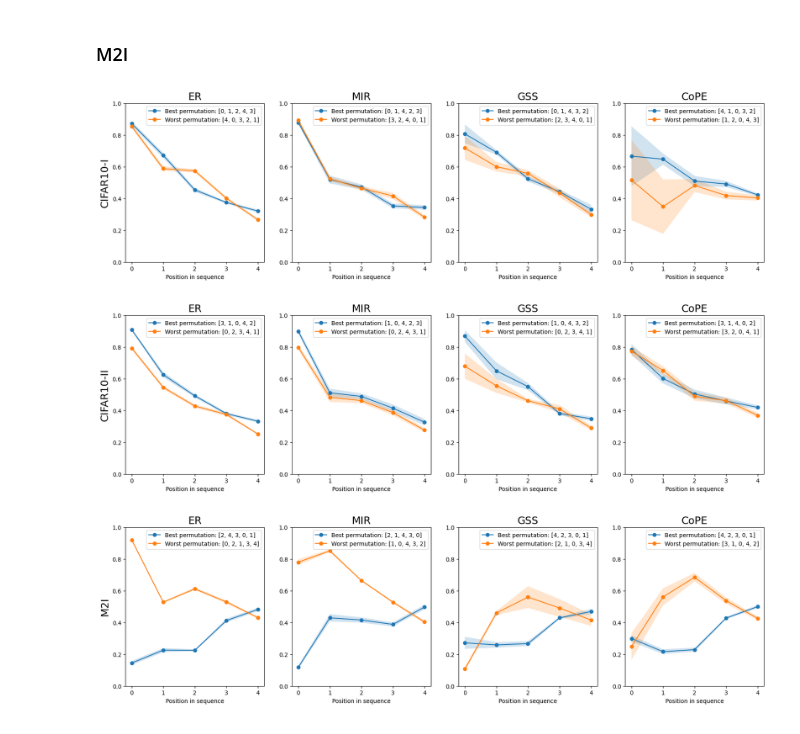
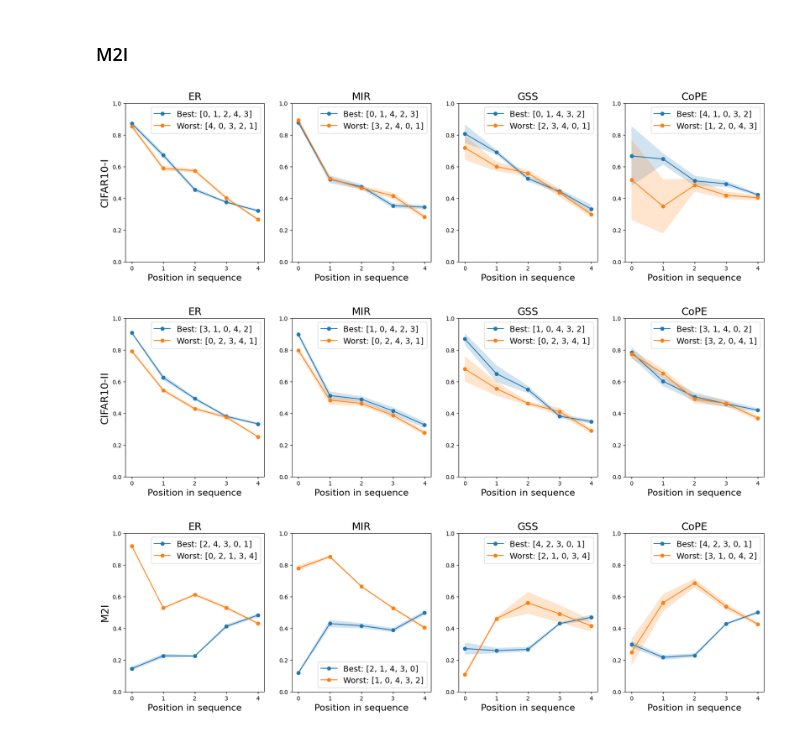
Before and after one commit to CoenSchouten01/Effect-of-task-order-in-online-class-incremental-learning, a Jupyter notebook: experiments_analysis.ipynb, the cells around one changed output. Saved outputs shown, nothing was run; the diff lists cells and outputs as text; code cells hidden in the pictures.

```diff
--- a/experiments_analysis.ipynb
+++ b/experiments_analysis.ipynb
@@ -505,21 +505,21 @@ for idx, dataset in enumerate(datasets):
     average_ranks = df_permutation_ranks["Mean Accuracy Rank"]
     axs[0].hist(average_ranks, bins=20, density=True, alpha=0.5, color='b')
     axs[0].set_xlim(0, 120)
-    axs[0].set_xlabel('Average rank of permutation')
+    axs[0].set_xlabel('Mean rank of permutation', fontsize=16)
     axs[0].set_title("All Methods", fontsize=18)
     axs[0].set_yticks([])
 
     average_ranks_regularization = pd.DataFrame(df_permutation_ranks[regularization_based_strategies].mean(axis=1))
     axs[1].hist(average_ranks_regularization, bins=20, density=True, alpha=0.5, color='b')
     axs[1].set_xlim(0, 120)
-    axs[1].set_xlabel('Average rank of permutation')
+    axs[1].set_xlabel('Mean rank of permutation', fontsize=16)
     axs[1].set_yticks([])
     axs[1].set_title("Regularization-based", fontsize=18)
 
     average_ranks_replay = pd.DataFrame(df_permutation_ranks[replay_based_strategies].mean(axis=1))
     axs[2].hist(average_ranks_replay, bins=20, density=True, alpha=0.5, color='b')
     axs[2].set_xlim(0, 120)
-    axs[2].set_xlabel('Average rank of permutation')
+    axs[2].set_xlabel('Mean rank of permutation', fontsize=16)
     axs[2].set_yticks([])
     axs[2].set_title("Replay-based", fontsize=18)
     plt.savefig(f"results/analysis/task_order_agreement_between_methods/{dataset}_distribution_mean_ranks.png")
@@ -610,38 +610,38 @@ for dataset in datasets:
     fig, axs = plt.subplots(1, len(replay_based_strategies), figsize=(5*len(replay_based_strategies), 5))
     for col_idx, strategy in enumerate(replay_based_strategies):
         axs[col_idx].set_title(strategy_to_name[strategy], fontsize=18)
         if col_idx == 0:
             axs[col_idx].set_ylabel(dataset_to_name[dataset], fontsize=18)
-        axs[col_idx].set_xlabel("Position in sequence")
+        axs[col_idx].set_xlabel("Position in sequence", fontsize=16)
 
         best_perm_results = load_results_performance_over_sequence(dataset, strategy, classification="best")
         worst_perm_results = load_results_performance_over_sequence(dataset, strategy, classification="worst")
 
         mean_best = np.mean(best_perm_results["accuracy"], axis=0)
         std_best = np.std(best_perm_results["accuracy"], axis=0)
         mean_worst = np.mean(worst_perm_results["accuracy"], axis=0)
         std_worst = np.std(worst_perm_results["accuracy"], axis=0)
 
         axs[col_idx].plot(mean_best, marker="o")
         axs[col_idx].plot(mean_worst, marker="o")
 
         axs[col_idx].fill_between(
             x=np.arange(5), y1=mean_best - std_best, y2=mean_best + std_best, alpha=0.2
         )
         axs[col_idx].fill_between(
             x=np.arange(5), y1=mean_worst - std_worst, y2=mean_worst + std_worst, alpha=0.2
         )
 
         axs[col_idx].set_ylim((0, 1))
 
         best_perm_order = best_perm_results["ordering"][0]
         worst_perm_order = worst_perm_results["ordering"][0]
-        axs[col_idx].legend([f"Best permutation: {best_perm_order}", f"Worst permutation: {worst_perm_order}"])
+        axs[col_idx].legend([f"Best: {best_perm_order}", f"Worst: {worst_perm_order}"], fontsize=14)
     plt.savefig(f"results/analysis/characteristics_good_bad_orders/{dataset_to_name[dataset]}/performance_over_sequence.png")
 # %% [output]
-[figure, old version]
+[figure, new version]
-[figure, old version]
+[figure, new version]
-[figure, old version]
+[figure, new version]
 # %%
 for dataset in datasets:
     fig, axs = plt.subplots(len(replay_based_strategies), 2, figsize=(10, 20))
```
Also changed, not shown: parts of 3 cells of this notebook, 11 other files.
